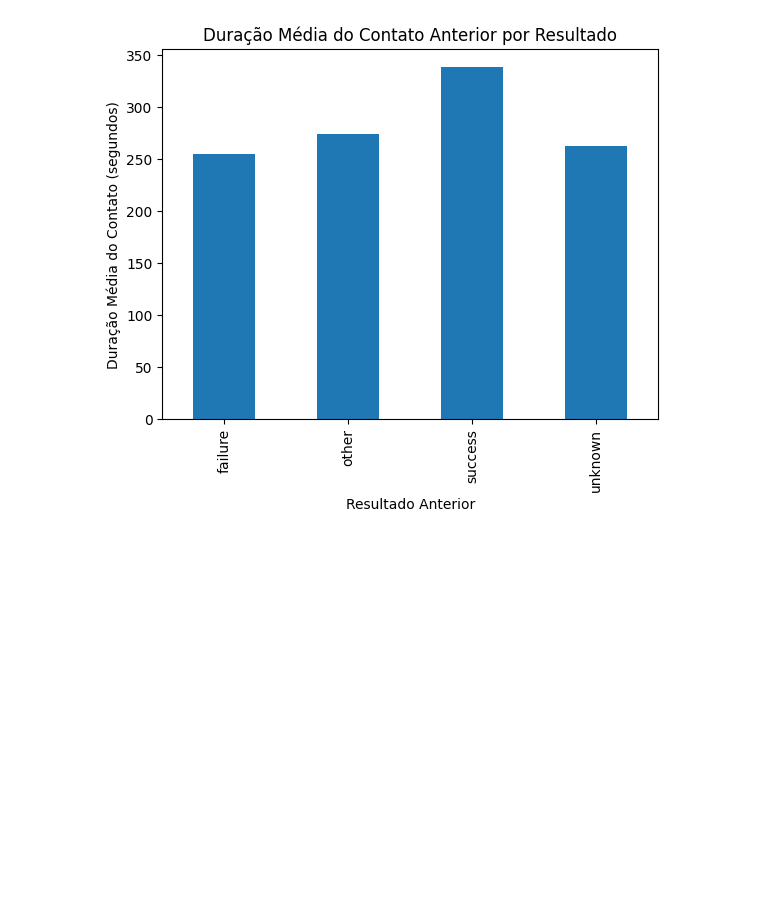
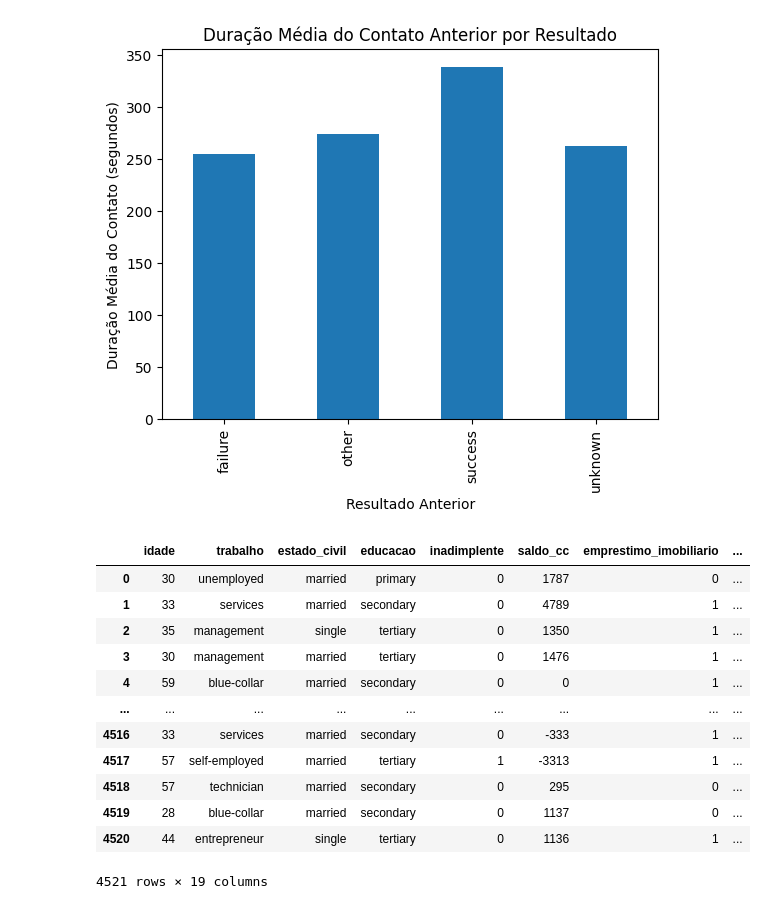
Before and after one commit to guilbd/Projeto_Tec_Prog_I_ADA_Santander_Coders2023, a Jupyter notebook: projeto.ipynb, the cells around one changed output. Drawn from its saved outputs; the diff is of its cells as text; code cells hidden in the pictures; blank space fills up the shorter version.

```diff
--- a/projeto.ipynb
+++ b/projeto.ipynb
@@ -430,3 +430,19 @@ plt.ylabel('Duração Média do Contato (segundos)')
 plt.show()
 # %% [output]
 [figure]
+# %%
+df
+# %% [output]
+|  | idade | trabalho | estado_civil | educacao | inadimplente | saldo_cc | emprestimo_imobiliario | ... |
+| 0 | 30 | unemployed | married | primary | 0 | 1787 | 0 | ... |
+| 1 | 33 | services | married | secondary | 0 | 4789 | 1 | ... |
+| 2 | 35 | management | single | tertiary | 0 | 1350 | 1 | ... |
+| 3 | 30 | management | married | tertiary | 0 | 1476 | 1 | ... |
+| 4 | 59 | blue-collar | married | secondary | 0 | 0 | 1 | ... |
+| ... | ... | ... | ... | ... | ... | ... | ... | ... |
+| 4516 | 33 | services | married | secondary | 0 | -333 | 1 | ... |
+| 4517 | 57 | self-employed | married | tertiary | 1 | -3313 | 1 | ... |
+| 4518 | 57 | technician | married | secondary | 0 | 295 | 0 | ... |
+| 4519 | 28 | blue-collar | married | secondary | 0 | 1137 | 0 | ... |
+| 4520 | 44 | entrepreneur | single | tertiary | 0 | 1136 | 1 | ... |
+4521 rows × 19 columns
```
Also changed, not shown: parts of 1 cell of this notebook.
